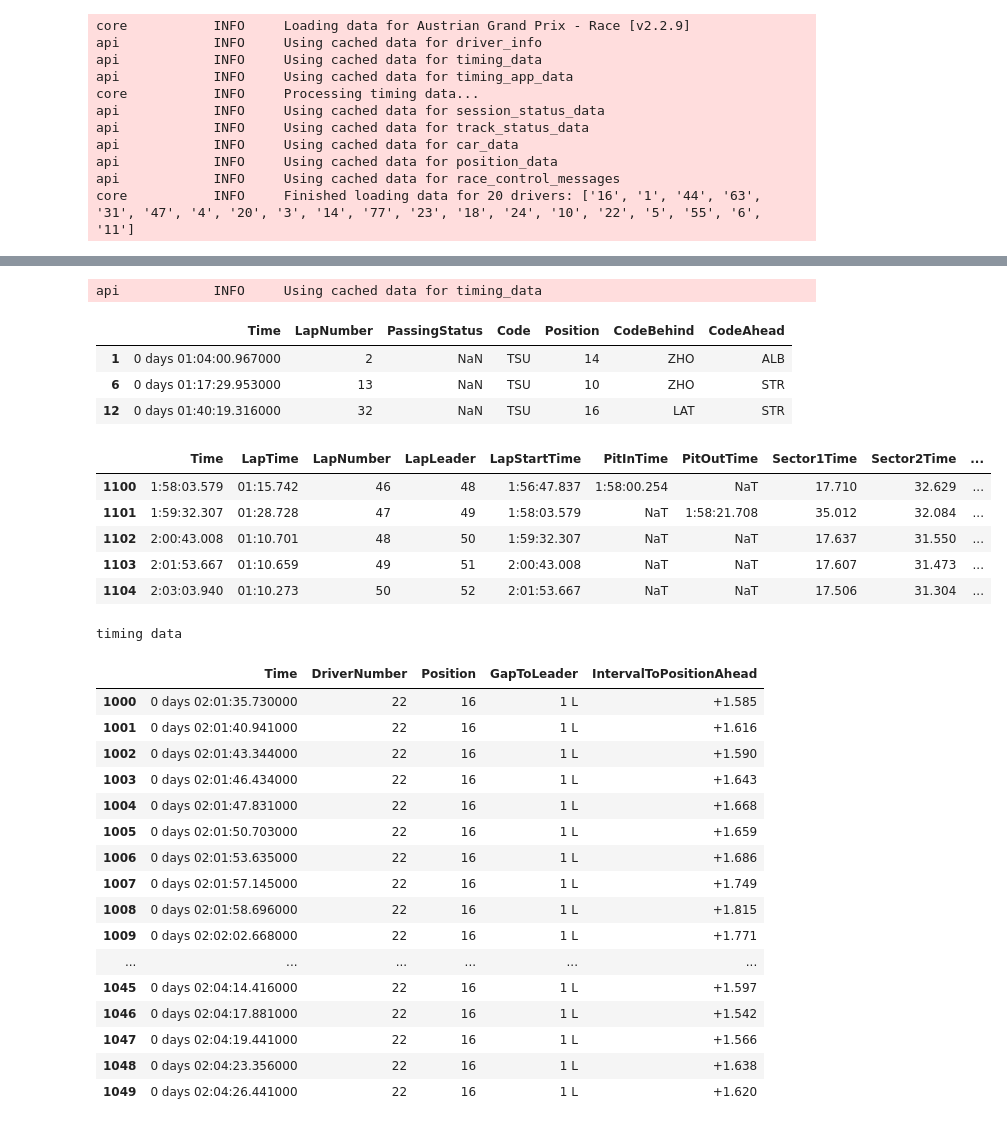
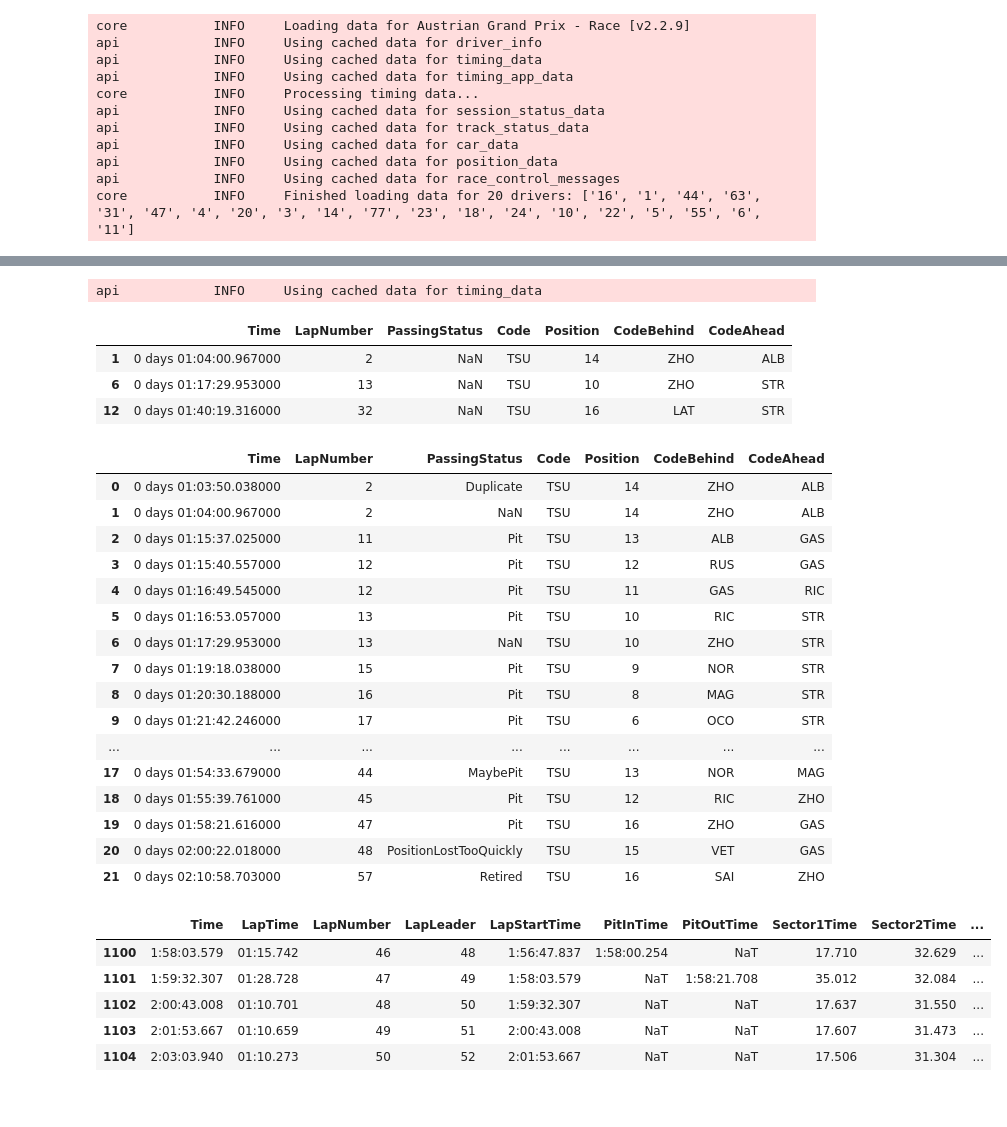
Before and after one commit to davidharrigan/formula-crunch, a Jupyter notebook: notebooks/scratch.ipynb, the cells around one changed output, grey strips where cells are left out. Drawn from its saved outputs; the diff is of its cells as text; code cells hidden in the pictures.

Commit message:
chore: add TimingData

```diff
--- a/notebooks/scratch.ipynb
+++ b/notebooks/scratch.ipynb
@@ -80,6 +100,7 @@ overtakes = overtakes[
 ]
 overtakes_filtered = overtakes[overtakes["PassingStatus"].isnull()]
 display(overtakes_filtered)
+display(overtakes)
 
 drv_position_changes = position_changes.query(f'DriverNumber == "{DRIVER}"').reset_index(drop=True)
 drv_position_changes = add_driver_code(drv_position_changes, drivers)
@@ -113,58 +134,55 @@ display(
             "LapStartTime",
             "PitInTime",
             "PitOutTime",
             "Sector1Time",
             "Sector2Time",
             "Sector3Time",
             "Sector1SessionTime",
             "Sector2SessionTime",
             "Sector3SessionTime",
         ]
     ]
     .rename(
         {
             "Sector1SessionTime": "S1SessTime",
             "Sector2SessionTime": "S2SessTime",
             "Sector3SessionTime": "S3SessTime",
         }
     )
     .apply(df_timedelta_to_string, axis=1)
     .astype(str)
     .iloc[45:50]
 )
 
-print("timing data")
-display(timing.query(f'DriverNumber == "{DRIVER}"').reset_index(drop=True)[1000:1050])
 
-display(drv_position_changes[-15:])
+display(drv_position_changes)
 # %% [output]
 api            INFO     Using cached data for timing_data
 |  | Time | LapNumber | PassingStatus | Code | Position | CodeBehind | CodeAhead |
 | 1 | 0 days 01:04:00.967000 | 2 | NaN | TSU | 14 | ZHO | ALB |
 | 6 | 0 days 01:17:29.953000 | 13 | NaN | TSU | 10 | ZHO | STR |
 | 12 | 0 days 01:40:19.316000 | 32 | NaN | TSU | 16 | LAT | STR |
-|  | Time | LapTime | LapNumber | LapLeader | LapStartTime | PitInTime | PitOutTime | Sector1Time | Sector2Time | ... |
-| 1100 | 1:58:03.579 | 01:15.742 | 46 | 48 | 1:56:47.837 | 1:58:00.254 | NaT | 17.710 | 32.629 | ... |
-| 1101 | 1:59:32.307 | 01:28.728 | 47 | 49 | 1:58:03.579 | NaT | 1:58:21.708 | 35.012 | 32.084 | ... |
-| 1102 | 2:00:43.008 | 01:10.701 | 48 | 50 | 1:59:32.307 | NaT | NaT | 17.637 | 31.550 | ... |
-| 1103 | 2:01:53.667 | 01:10.659 | 49 | 51 | 2:00:43.008 | NaT | NaT | 17.607 | 31.473 | ... |
-| 1104 | 2:03:03.940 | 01:10.273 | 50 | 52 | 2:01:53.667 | NaT | NaT | 17.506 | 31.304 | ... |
+|  | Time | LapNumber | PassingStatus | Code | Position | CodeBehind | CodeAhead |
+| 0 | 0 days 01:03:50.038000 | 2 | Duplicate | TSU | 14 | ZHO | ALB |
+| 1 | 0 days 01:04:00.967000 | 2 | NaN | TSU | 14 | ZHO | ALB |
+| 2 | 0 days 01:15:37.025000 | 11 | Pit | TSU | 13 | ALB | GAS |
+| 3 | 0 days 01:15:40.557000 | 12 | Pit | TSU | 12 | RUS | GAS |
+| 4 | 0 days 01:16:49.545000 | 12 | Pit | TSU | 11 | GAS | RIC |
+| 5 | 0 days 01:16:53.057000 | 13 | Pit | TSU | 10 | RIC | STR |
+| 6 | 0 days 01:17:29.953000 | 13 | NaN | TSU | 10 | ZHO | STR |
+| 7 | 0 days 01:19:18.038000 | 15 | Pit | TSU | 9 | NOR | STR |
+| 8 | 0 days 01:20:30.188000 | 16 | Pit | TSU | 8 | MAG | STR |
+| 9 | 0 days 01:21:42.246000 | 17 | Pit | TSU | 6 | OCO | STR |
+| ... | ... | ... | ... | ... | ... | ... | ... |
+| 17 | 0 days 01:54:33.679000 | 44 | MaybePit | TSU | 13 | NOR | MAG |
+| 18 | 0 days 01:55:39.761000 | 45 | Pit | TSU | 12 | RIC | ZHO |
+| 19 | 0 days 01:58:21.616000 | 47 | Pit | TSU | 16 | ZHO | GAS |
+| 20 | 0 days 02:00:22.018000 | 48 | PositionLostTooQuickly | TSU | 15 | VET | GAS |
+| 21 | 0 days 02:10:58.703000 | 57 | Retired | TSU | 16 | SAI | ZHO |
-timing data
-|  | Time | DriverNumber | Position | GapToLeader | IntervalToPositionAhead |
-| 1000 | 0 days 02:01:35.730000 | 22 | 16 | 1 L | +1.585 |
-| 1001 | 0 days 02:01:40.941000 | 22 | 16 | 1 L | +1.616 |
-| 1002 | 0 days 02:01:43.344000 | 22 | 16 | 1 L | +1.590 |
-| 1003 | 0 days 02:01:46.434000 | 22 | 16 | 1 L | +1.643 |
-| 1004 | 0 days 02:01:47.831000 | 22 | 16 | 1 L | +1.668 |
-| 1005 | 0 days 02:01:50.703000 | 22 | 16 | 1 L | +1.659 |
-| 1006 | 0 days 02:01:53.635000 | 22 | 16 | 1 L | +1.686 |
-| 1007 | 0 days 02:01:57.145000 | 22 | 16 | 1 L | +1.749 |
-| 1008 | 0 days 02:01:58.696000 | 22 | 16 | 1 L | +1.815 |
-| 1009 | 0 days 02:02:02.668000 | 22 | 16 | 1 L | +1.771 |
-| ... | ... | ... | ... | ... | ... |
-| 1045 | 0 days 02:04:14.416000 | 22 | 16 | 1 L | +1.597 |
-| 1046 | 0 days 02:04:17.881000 | 22 | 16 | 1 L | +1.542 |
-| 1047 | 0 days 02:04:19.441000 | 22 | 16 | 1 L | +1.566 |
-| 1048 | 0 days 02:04:23.356000 | 22 | 16 | 1 L | +1.638 |
-| 1049 | 0 days 02:04:26.441000 | 22 | 16 | 1 L | +1.620 |
+|  | Time | LapTime | LapNumber | LapLeader | LapStartTime | PitInTime | PitOutTime | Sector1Time | Sector2Time | ... |
+| 1100 | 1:58:03.579 | 01:15.742 | 46 | 48 | 1:56:47.837 | 1:58:00.254 | NaT | 17.710 | 32.629 | ... |
+| 1101 | 1:59:32.307 | 01:28.728 | 47 | 49 | 1:58:03.579 | NaT | 1:58:21.708 | 35.012 | 32.084 | ... |
+| 1102 | 2:00:43.008 | 01:10.701 | 48 | 50 | 1:59:32.307 | NaT | NaT | 17.637 | 31.550 | ... |
+| 1103 | 2:01:53.667 | 01:10.659 | 49 | 51 | 2:00:43.008 | NaT | NaT | 17.607 | 31.473 | ... |
+| 1104 | 2:03:03.940 | 01:10.273 | 50 | 52 | 2:01:53.667 | NaT | NaT | 17.506 | 31.304 | ... |
 |  | Time | LapNumber | Code | CodePassed | Position | PositionBefore | PositionGained | CodeBehind | ... |
```
Also changed, not shown: parts of 2 cells of this notebook, 12 other files.
